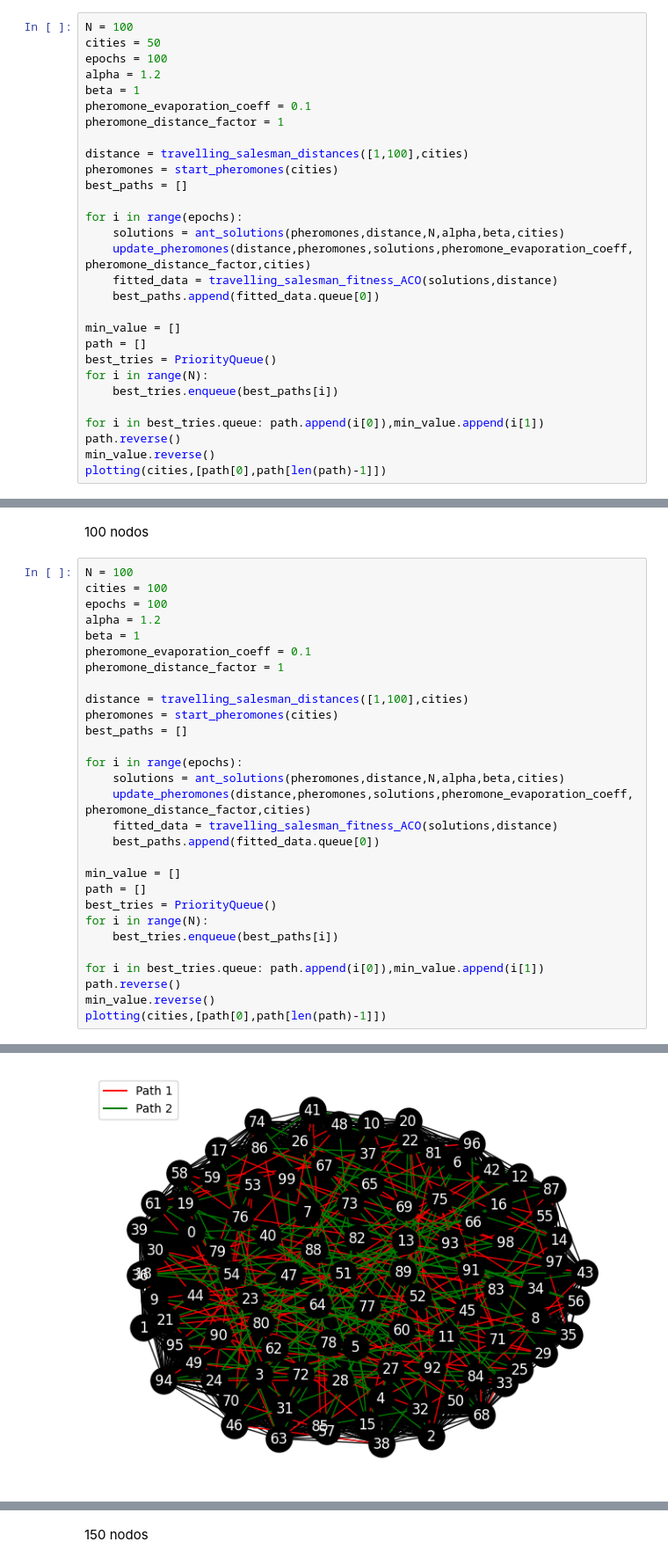
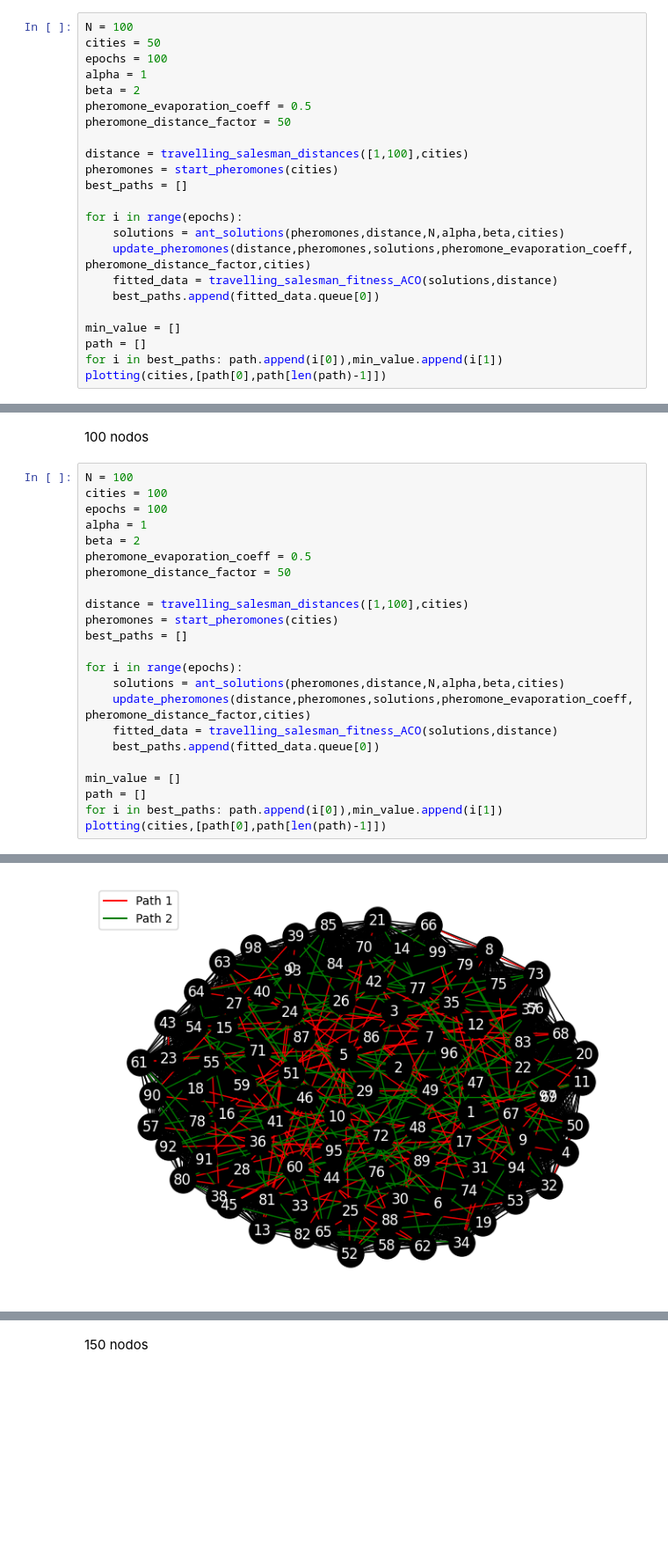
Before and after one commit to Gabeinstein/artificial_intelligence_fall23_gona, a Jupyter notebook: hw2/hw2.ipynb, the cells around one changed output, grey strips where cells are left out. Shown at 88% size. Cells and saved outputs as stored; diff of their text form; blank space fills up the shorter version.

```diff
--- a/hw2/hw2.ipynb
+++ b/hw2/hw2.ipynb
@@ -997,10 +855,10 @@ Final cost: 267
 N = 100
 cities = 50
 epochs = 100
-alpha = 1.2
-beta = 1
-pheromone_evaporation_coeff = 0.1
-pheromone_distance_factor = 1
+alpha = 1
+beta = 2
+pheromone_evaporation_coeff = 0.5
+pheromone_distance_factor = 50
 
 distance = travelling_salesman_distances([1,100],cities)
 pheromones = start_pheromones(cities)
@@ -1014,12 +872,6 @@ for i in range(epochs):
 
 min_value = []
 path = []
-best_tries = PriorityQueue()
-for i in range(N):
-    best_tries.enqueue(best_paths[i])
-
-for i in best_tries.queue: path.append(i[0]),min_value.append(i[1])
-path.reverse()
-min_value.reverse()
+for i in best_paths: path.append(i[0]),min_value.append(i[1])
 plotting(cities,[path[0],path[len(path)-1]])
 # %% [output]
@@ -1040,10 +892,10 @@ Final cost: 1803
 N = 100
 cities = 100
 epochs = 100
-alpha = 1.2
-beta = 1
-pheromone_evaporation_coeff = 0.1
-pheromone_distance_factor = 1
+alpha = 1
+beta = 2
+pheromone_evaporation_coeff = 0.5
+pheromone_distance_factor = 50
 
 distance = travelling_salesman_distances([1,100],cities)
 pheromones = start_pheromones(cities)
@@ -1057,12 +909,6 @@ for i in range(epochs):
 
 min_value = []
 path = []
-best_tries = PriorityQueue()
-for i in range(N):
-    best_tries.enqueue(best_paths[i])
-
-for i in best_tries.queue: path.append(i[0]),min_value.append(i[1])
-path.reverse()
-min_value.reverse()
+for i in best_paths: path.append(i[0]),min_value.append(i[1])
 plotting(cities,[path[0],path[len(path)-1]])
 # %% [output]
@@ -1071,4 +917,4 @@ Path final: [0, 66, 96, 82, 31, 77, 21, 87, 67, 83, 90, 22, 40, 68, 74, 75, 4, 3
-[figure, old version]
+[figure, new version]
 # %%
 plots(min_value,'Epoch','Cost of total path','Path cost optimization')
 print("Initial cost: " + str(min_value[0]))
```
Also changed, not shown: parts of 17 cells of this notebook.
